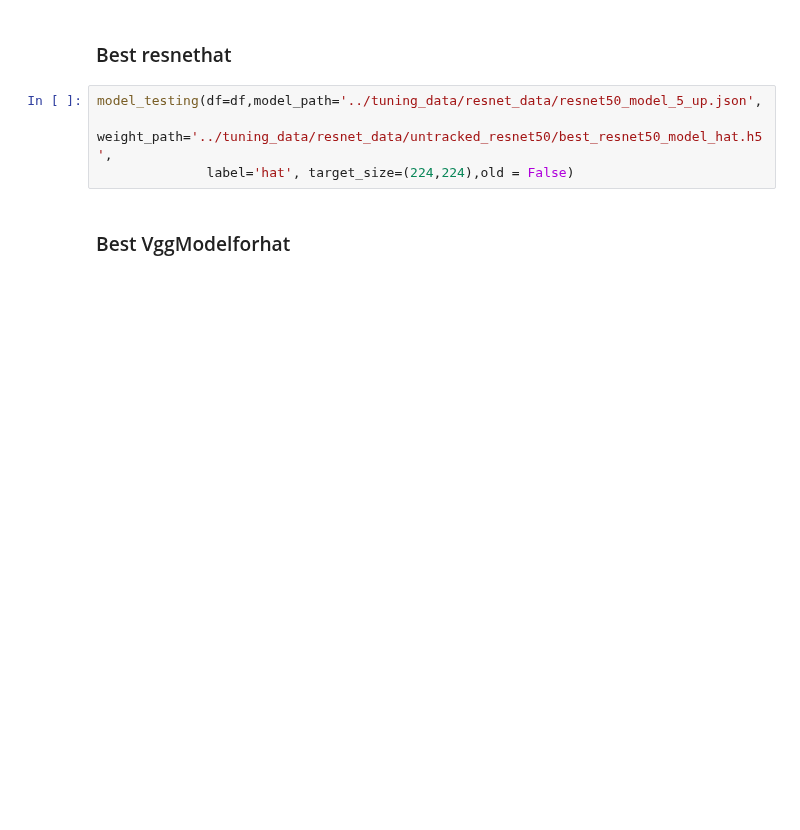
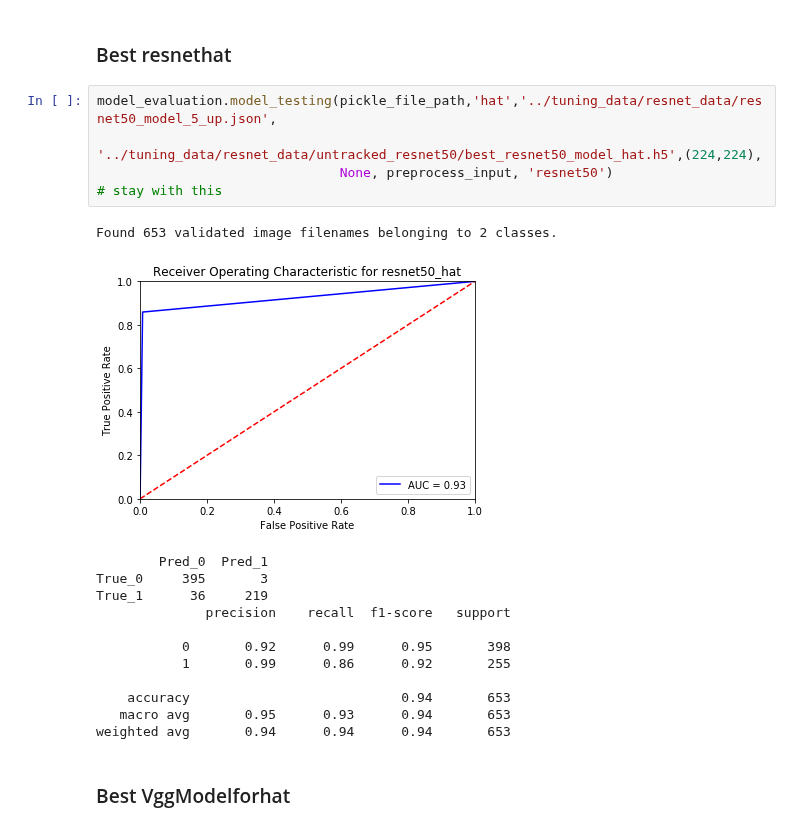
Before and after one commit to mzhou356/img2recommender, a Jupyter notebook: notebooks/Generic_Model_Tuning.ipynb, the cells around one changed output. Cells and saved outputs as stored; diff of their text form; blank space fills up the shorter version.

```diff
--- a/notebooks/Generic_Model_Tuning.ipynb
+++ b/notebooks/Generic_Model_Tuning.ipynb
@@ -426,9 +515,24 @@ model_testing(df,'../tuning_data/VGG_16_tuning/vgg_model.json',
 # %% [markdown]
 ### Best resnethat
 # %%
-model_testing(df=df,model_path='../tuning_data/resnet_data/resnet50_model_5_up.json',
-             weight_path='../tuning_data/resnet_data/untracked_resnet50/best_resnet50_model_hat.h5',
-              label='hat', target_size=(224,224),old = False)
+model_evaluation.model_testing(pickle_file_path,'hat','../tuning_data/resnet_data/resnet50_model_5_up.json',
+             '../tuning_data/resnet_data/untracked_resnet50/best_resnet50_model_hat.h5',(224,224),
+                               None, preprocess_input, 'resnet50')
+# stay with this
+# %% [output]
+Found 653 validated image filenames belonging to 2 classes.
+[figure, added]
+        Pred_0  Pred_1
+True_0     395       3
+True_1      36     219
+              precision    recall  f1-score   support
+
+           0       0.92      0.99      0.95       398
+           1       0.99      0.86      0.92       255
+
+    accuracy                           0.94       653
+   macro avg       0.95      0.93      0.94       653
+weighted avg       0.94      0.94      0.94       653
 # %% [markdown]
 ### Best VggModelforhat
 # %%
```
Also changed, not shown: parts of 9 cells of this notebook, 2 other files.
